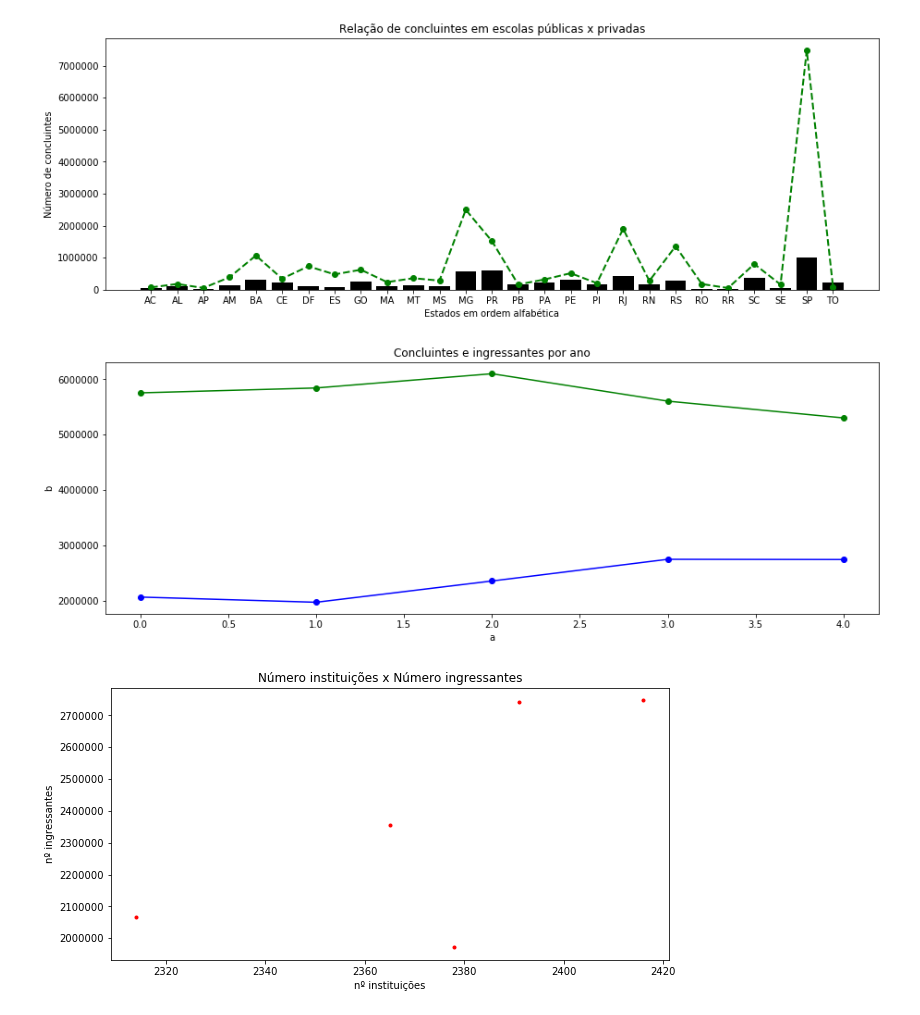
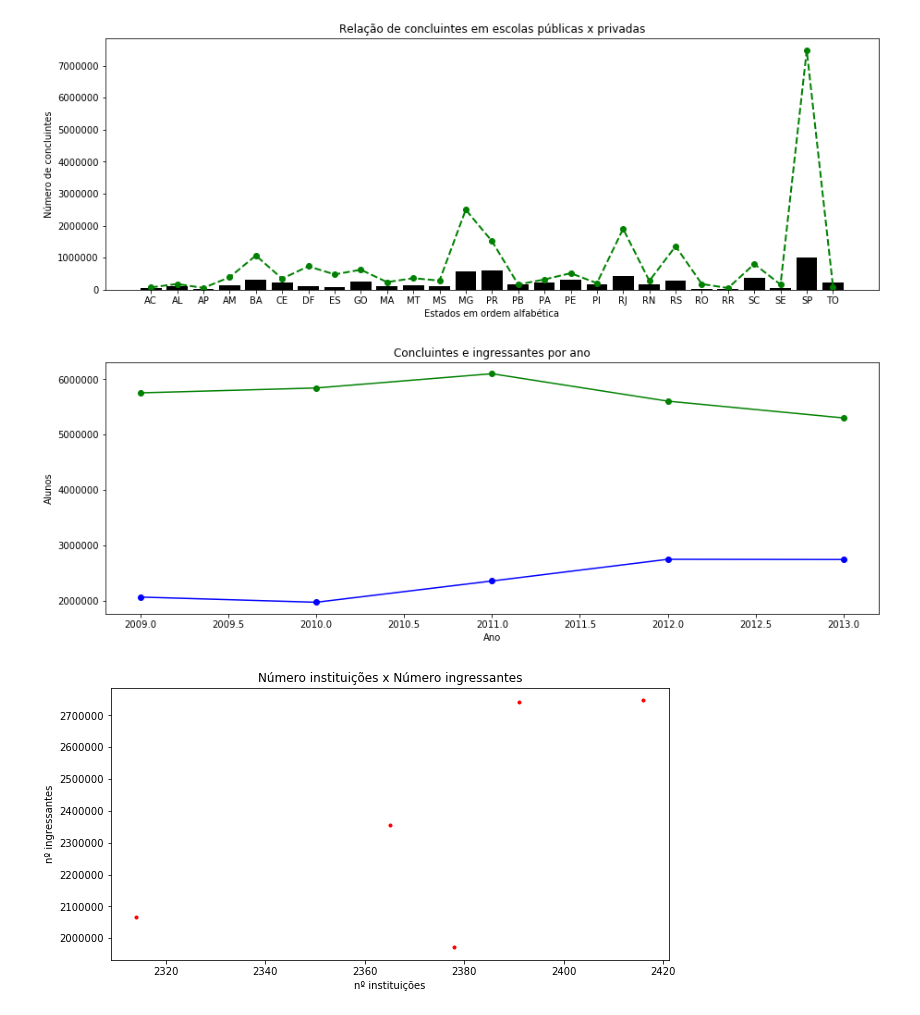
Before and after one commit to sarahraquel/learning_analytics, a Jupyter notebook: INEP.ipynb, the cells around one changed output. Saved outputs shown, nothing was run; the diff lists cells and outputs as text; code cells hidden in the pictures.

```diff
--- a/INEP.ipynb
+++ b/INEP.ipynb
@@ -249,9 +253,11 @@ for mat in matriculas:
     ano = mat['Ano Censo']
     matriculas_por_ano[ano] += mat['Número de Vínculos de Alunos']
 # %%
-generate_many_line_graph("Concluintes e ingressantes por ano", range(len(anos)), list(concluintes_por_ano.values()), list(ingressantes_por_ano.values()), None, "a", "b")
+generate_many_line_graph("Concluintes e ingressantes por ano",
+                         anos, list(concluintes_por_ano.values()),
+                         list(ingressantes_por_ano.values()), None, "Ano", "Alunos")
 # %% [output]
-[figure, old version]
+[figure, new version]
 # %%
 plota_grafico_dispersao("Número instituições x Número ingressantes", list(instituicoes_por_ano.values()), list(ingressantes_por_ano.values()), "nº instituições", "nº ingressantes")
 plota_grafico_dispersao("Número instituições x Número matrículas", list(instituicoes_por_ano.values()), list(matriculas_por_ano.values()), "nº instituições", "nº matrículas")
```
Also changed, not shown: parts of 3 cells of this notebook.
